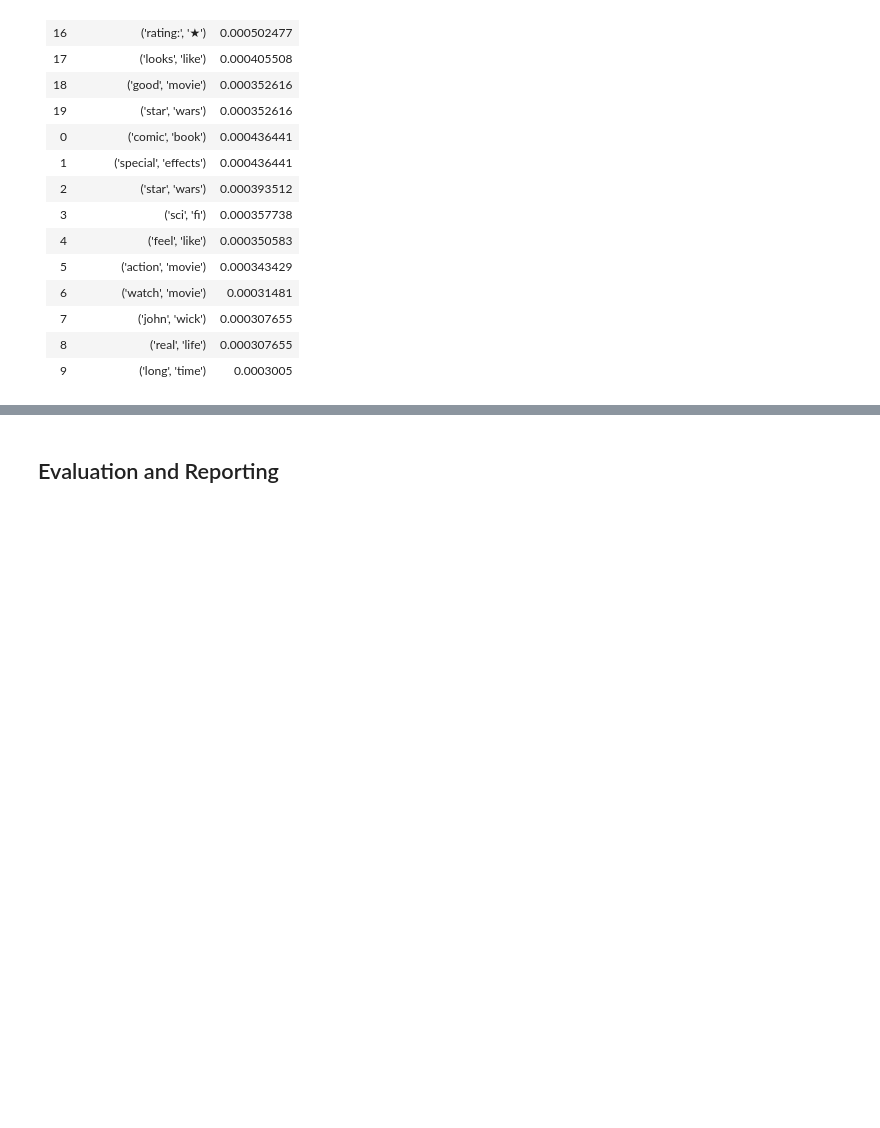
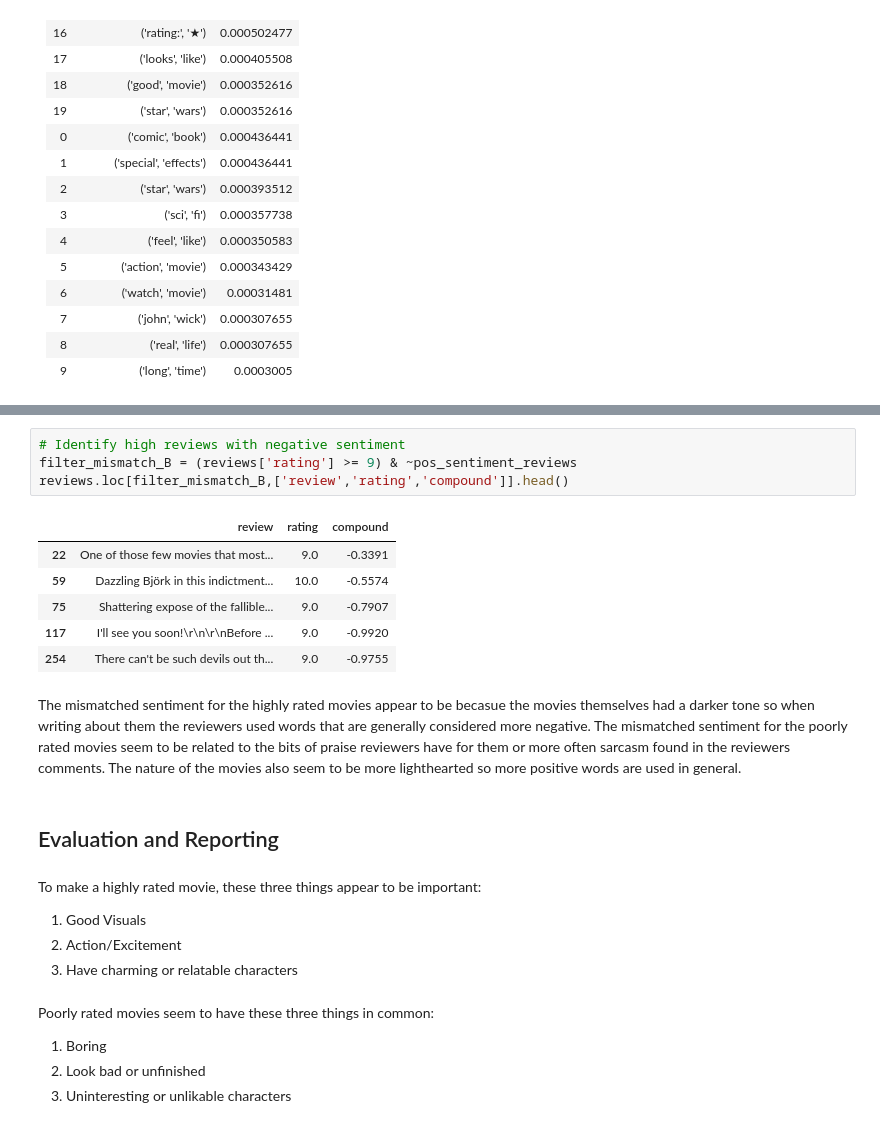
Before and after one commit to IndiaTJohnson/TMDB_Movie_Analysis, a Jupyter notebook: Project 2-Part 5.ipynb, the cells around one changed output, grey strips where cells are left out. Saved outputs shown, nothing was run; the diff lists cells and outputs as text; blank space fills up the shorter version.

```diff
--- a/Project 2-Part 5.ipynb
+++ b/Project 2-Part 5.ipynb
@@ -474,2 +547,25 @@ print(ngram_table)
+# %%
+# Identify high reviews with negative sentiment
+filter_mismatch_B = (reviews['rating'] >= 9) & ~pos_sentiment_reviews
+reviews.loc[filter_mismatch_B,['review','rating','compound']].head()
+# %% [output]
+|  | review | rating | compound |
+| 22 | One of those few movies that most... | 9.0 | -0.3391 |
+| 59 | Dazzling Björk in this indictment... | 10.0 | -0.5574 |
+| 75 | Shattering expose of the fallible... | 9.0 | -0.7907 |
+| 117 | I'll see you soon!\r\n\r\nBefore ... | 9.0 | -0.9920 |
+| 254 | There can't be such devils out th... | 9.0 | -0.9755 |
+# %% [markdown]
+The mismatched sentiment for the highly rated movies appear to be becasue the movies themselves had a darker tone so when writing about them the reviewers used words that are generally considered more negative. The mismatched sentiment for the poorly rated movies seem to be related to the bits of praise reviewers have for them or more often sarcasm found in the reviewers comments. The nature of the movies also seem to be more lighthearted so more positive words are used in general.
 # %% [markdown]
 ## Evaluation and Reporting
+# %% [markdown]
+To make a highly rated movie, these three things appear to be important:
+1. Good Visuals
+2. Action/Excitement
+3. Have charming or relatable characters
+# %% [markdown]
+Poorly rated movies seem to have these three things in common:
+1. Boring
+2. Look bad or unfinished
+3. Uninteresting or unlikable characters
```
Also changed, not shown: parts of 8 cells of this notebook, 3 other files.
